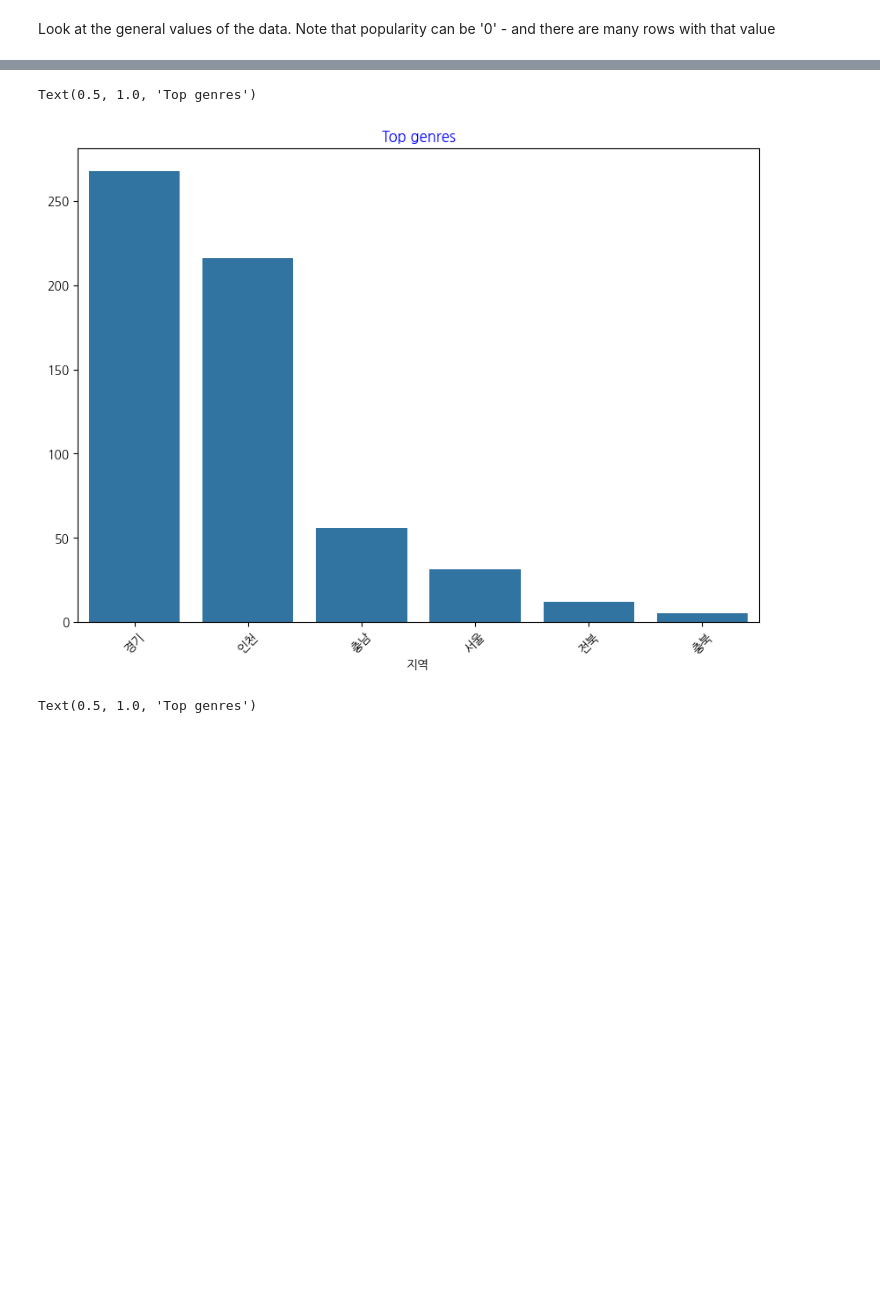
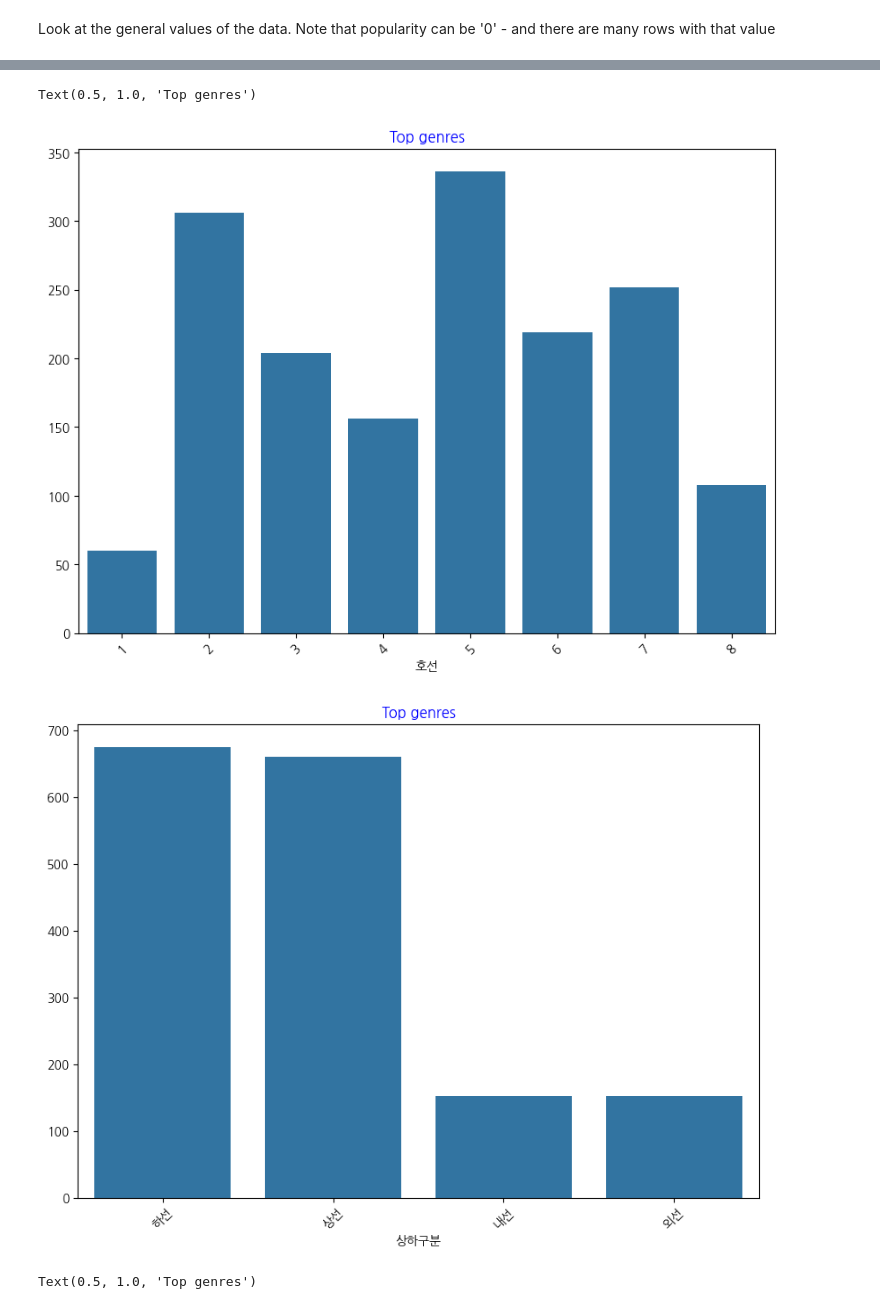
Before and after one commit to Konkuk-Univ-Glocal-Campus/ml202401-midterm-SyouSB, a Jupyter notebook: ml_midterm.ipynb, the cells around one changed output, grey strips where cells are left out. Drawn from its saved outputs; the diff is of its cells as text; code cells hidden in the pictures; blank space fills up the shorter version.

```diff
--- a/ml_midterm.ipynb
+++ b/ml_midterm.ipynb
@@ -38,6 +38,7 @@ import pandas as pd
 # Load up a dataframe with some data about the songs.
 
 # df = pd.read_csv("./도로교통공단_시군구별 월별 교통사고 통계_20221231.csv")
-df = pd.read_csv("./한국환경공단_도로 재비산먼지 측정 정보_20240331.csv")
+# df = pd.read_csv("./한국환경공단_도로 재비산먼지 측정 정보_20240331.csv")
+df = pd.read_csv("서울교통공사_지하철혼잡도정보_20230331.csv")
 df.head()
 # %% [output]
@@ -101,17 +108,25 @@ df.describe()
 # %%
 # use a barplot to find out the most popular genres
 
 import seaborn as sns
 
 # top = df['시도'].value_counts()
-top = df['지역'].value_counts()
+top = df['호선'].value_counts()
 plt.figure(figsize=(10,7))
-sns.barplot(x=top[:15].index,y=top[:15].values)
+sns.barplot(x=top[:8].index,y=top[:8].values)
 plt.xticks(rotation=45)
 plt.title('Top genres',color = 'blue')
+
+# top = df['시도'].value_counts()
+top = df['상하구분'].value_counts()
+plt.figure(figsize=(10,7))
+sns.barplot(x=top[:7].index,y=top[:7].values)
+plt.xticks(rotation=45)
+plt.title('Top genres',color = 'blue')
 # %% [output]
 Text(0.5, 1.0, 'Top genres')
-[figure, old version]
+[figure, new version]
+[figure, added]
 # %%
 # df = df[(df['시도'] == '서울') | (df['시도'] == '경기') | (df['시도'] == '경북')]
 # df = df[(df['사고건수'] > 0)]
```
Also changed, not shown: parts of 6 cells of this notebook.
